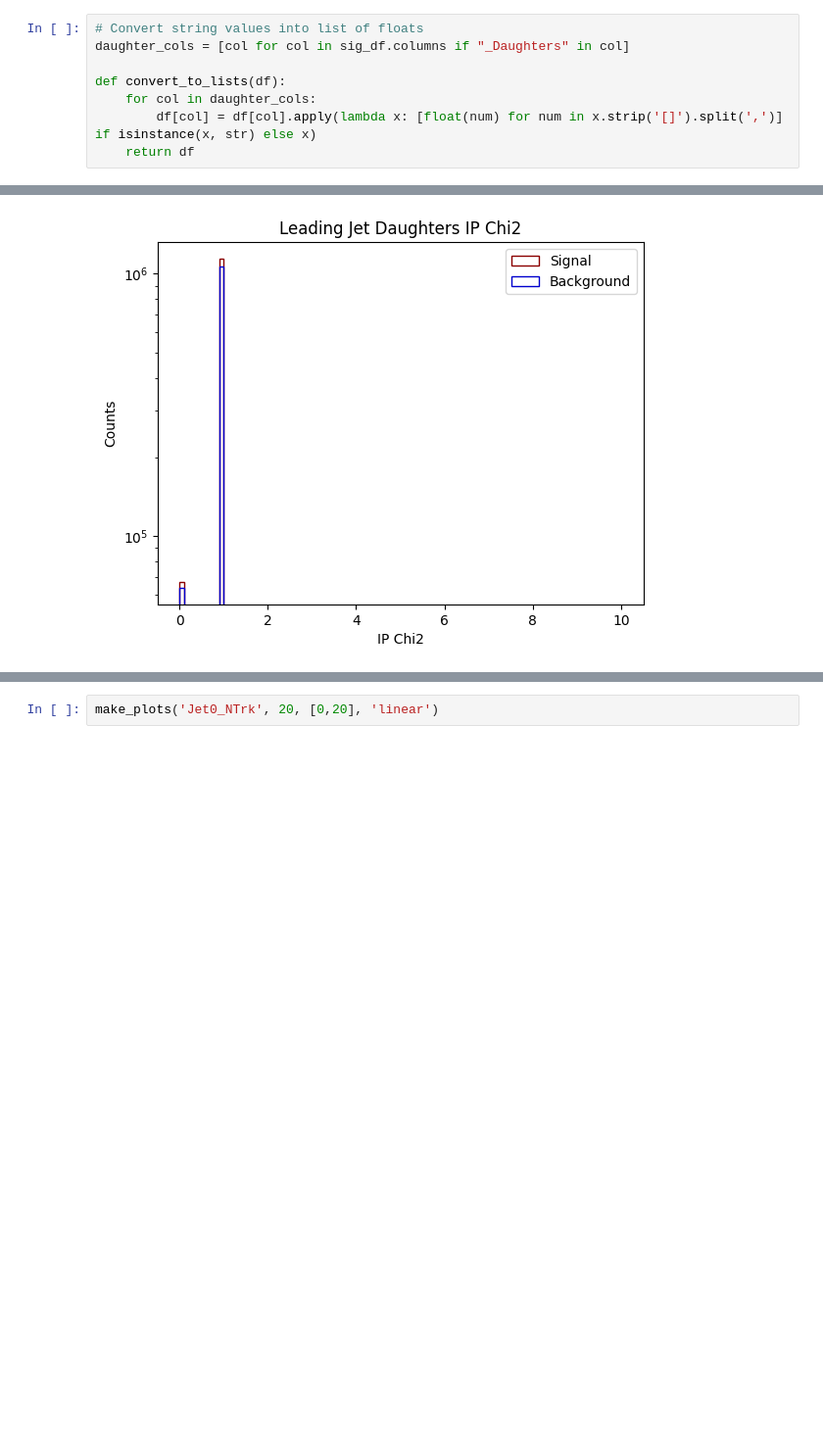
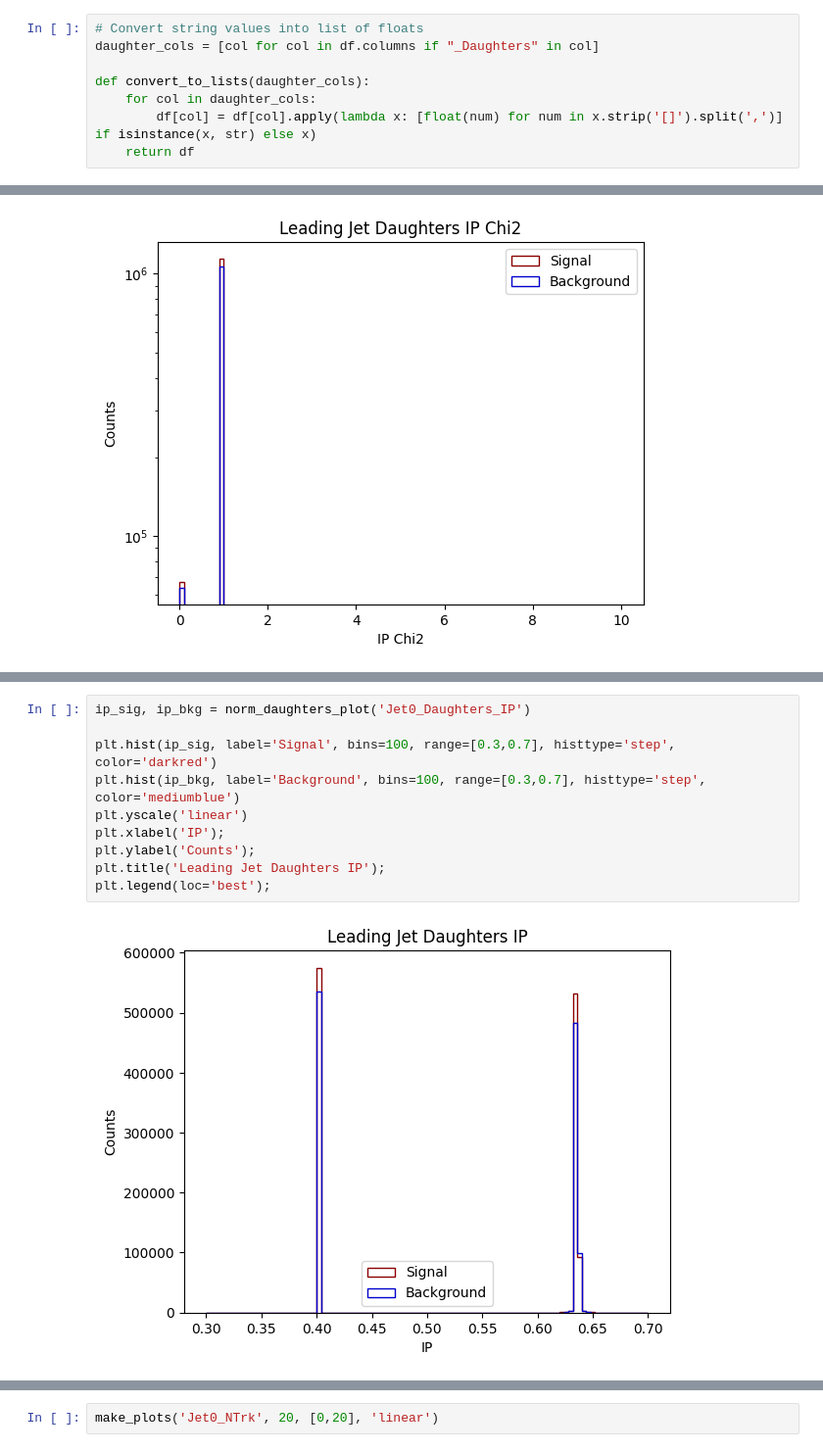
Before and after one commit to gpesticci/Jet-GNN, a Jupyter notebook: plots.ipynb, the cells around one changed output, grey strips where cells are left out. Shown at 98% size. Drawn from its saved outputs; the diff is of its cells as text; blank space fills up the shorter version.

```diff
--- a/plots.ipynb
+++ b/plots.ipynb
@@ -61,8 +49,8 @@ bkg_df
 # %%
 # Convert string values into list of floats
-daughter_cols = [col for col in sig_df.columns if "_Daughters" in col]
+daughter_cols = [col for col in df.columns if "_Daughters" in col]
 
-def convert_to_lists(df):
+def convert_to_lists(daughter_cols):
     for col in daughter_cols:
         df[col] = df[col].apply(lambda x: [float(num) for num in x.strip('[]').split(',')] if isinstance(x, str) else x)
     return df
@@ -295,0 +296,12 @@ ip_bkg_norm_list = MinMaxScaler().fit_transform(np.array(ip_bkg_list).reshape(-1
+# %%
+ip_sig, ip_bkg = norm_daughters_plot('Jet0_Daughters_IP')
+
+plt.hist(ip_sig, label='Signal', bins=100, range=[0.3,0.7], histtype='step', color='darkred')
+plt.hist(ip_bkg, label='Background', bins=100, range=[0.3,0.7], histtype='step', color='mediumblue')
+plt.yscale('linear')
+plt.xlabel('IP');
+plt.ylabel('Counts');
+plt.title('Leading Jet Daughters IP');
+plt.legend(loc='best');
+# %% [output]
+[figure, added]
```
Also changed, not shown: parts of 21 cells of this notebook, 2 other files.
